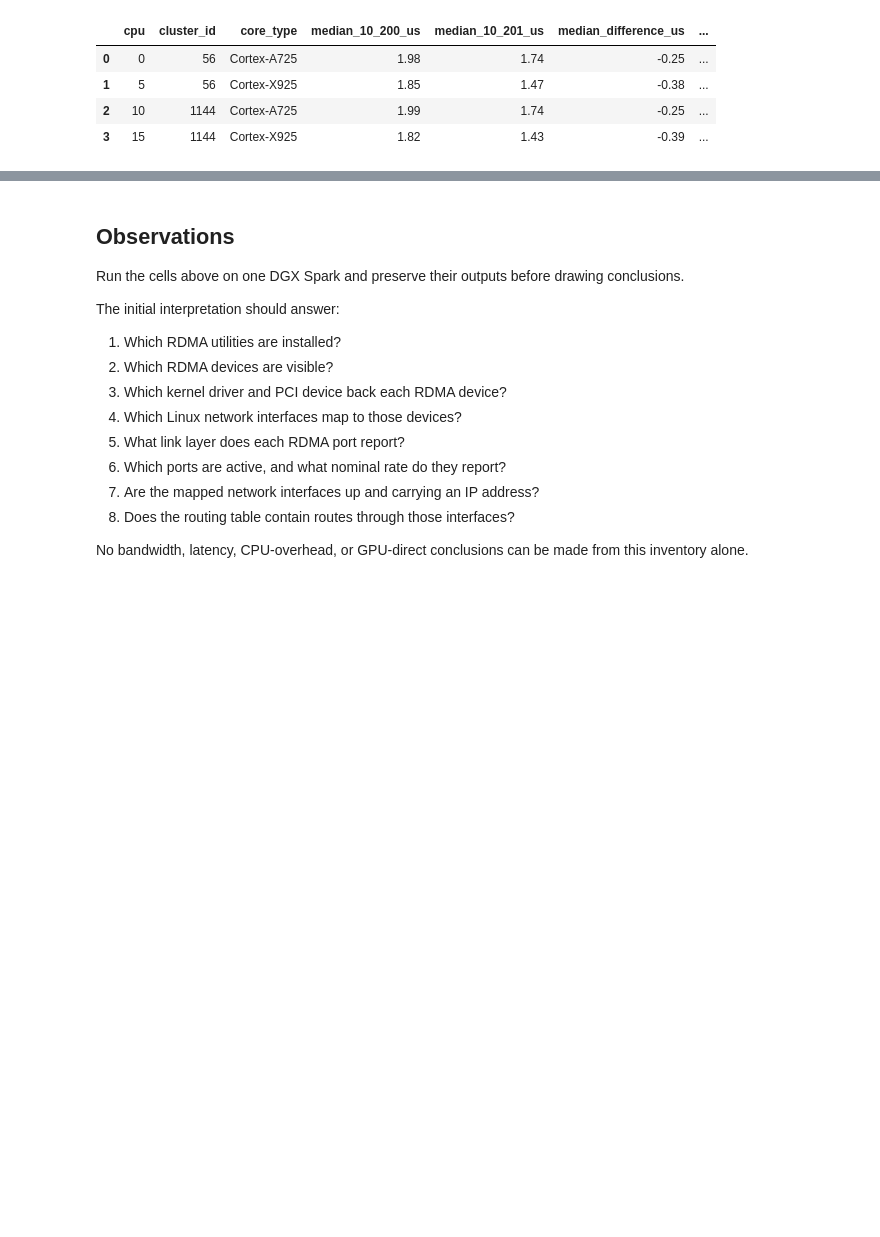
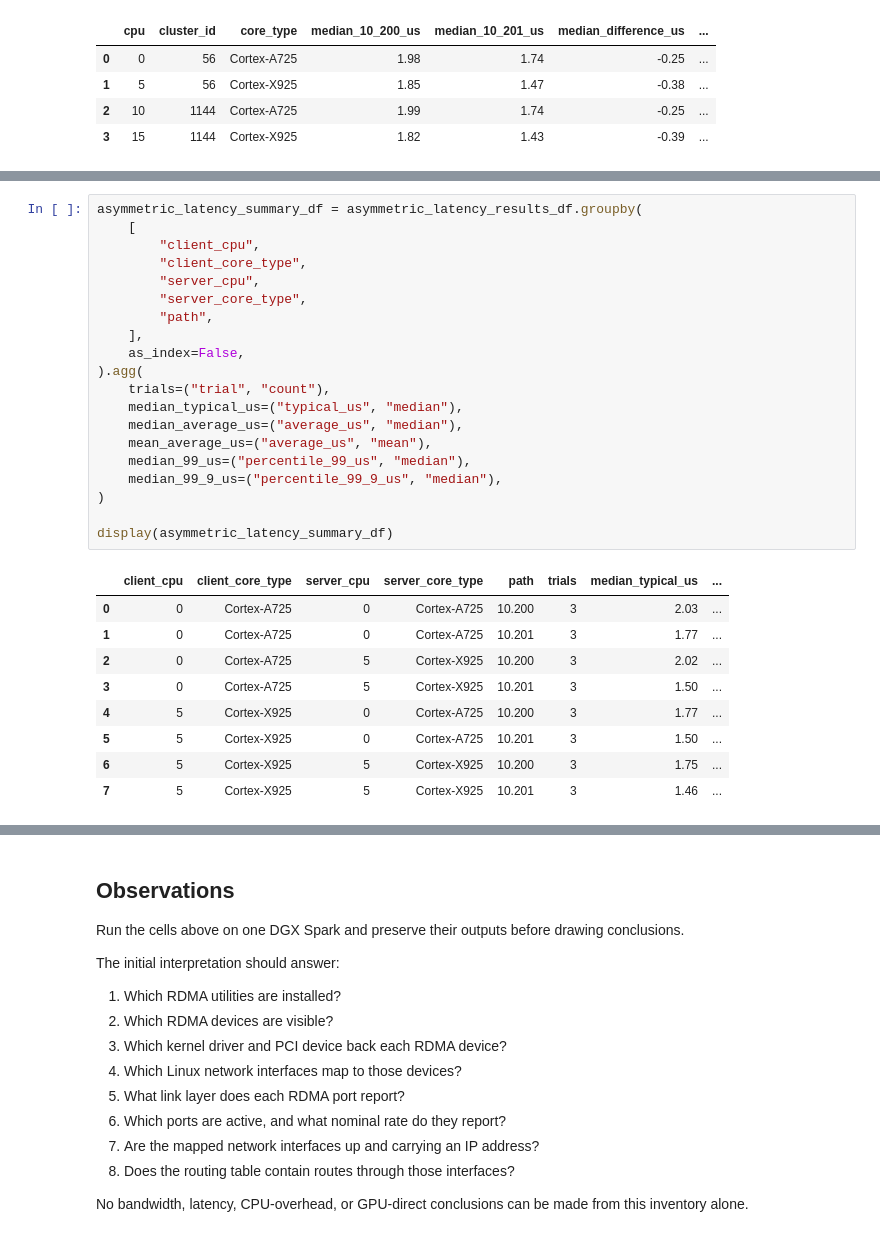
Before and after one commit to coert/dgx-spark-lab, a Jupyter notebook: experiments/00-foundations/09-rdma-fundamentals.ipynb, the cells around one changed output, grey strips where cells are left out. Drawn from its saved outputs; the diff is of its cells as text; blank space fills up the shorter version.

```diff
--- a/experiments/00-foundations/09-rdma-fundamentals.ipynb
+++ b/experiments/00-foundations/09-rdma-fundamentals.ipynb
@@ -1469,0 +1799,30 @@ display(cpu_path_difference_summary_df)
+# %%
+asymmetric_latency_summary_df = asymmetric_latency_results_df.groupby(
+    [
+        "client_cpu",
+        "client_core_type",
+        "server_cpu",
+        "server_core_type",
+        "path",
+    ],
+    as_index=False,
+).agg(
+    trials=("trial", "count"),
+    median_typical_us=("typical_us", "median"),
+    median_average_us=("average_us", "median"),
+    mean_average_us=("average_us", "mean"),
+    median_99_us=("percentile_99_us", "median"),
+    median_99_9_us=("percentile_99_9_us", "median"),
+)
+
+display(asymmetric_latency_summary_df)
+# %% [output]
+|  | client_cpu | client_core_type | server_cpu | server_core_type | path | trials | median_typical_us | ... |
+| 0 | 0 | Cortex-A725 | 0 | Cortex-A725 | 10.200 | 3 | 2.03 | ... |
+| 1 | 0 | Cortex-A725 | 0 | Cortex-A725 | 10.201 | 3 | 1.77 | ... |
+| 2 | 0 | Cortex-A725 | 5 | Cortex-X925 | 10.200 | 3 | 2.02 | ... |
+| 3 | 0 | Cortex-A725 | 5 | Cortex-X925 | 10.201 | 3 | 1.50 | ... |
+| 4 | 5 | Cortex-X925 | 0 | Cortex-A725 | 10.200 | 3 | 1.77 | ... |
+| 5 | 5 | Cortex-X925 | 0 | Cortex-A725 | 10.201 | 3 | 1.50 | ... |
+| 6 | 5 | Cortex-X925 | 5 | Cortex-X925 | 10.200 | 3 | 1.75 | ... |
+| 7 | 5 | Cortex-X925 | 5 | Cortex-X925 | 10.201 | 3 | 1.46 | ... |
```
Also changed, not shown: parts of 8 cells of this notebook.
